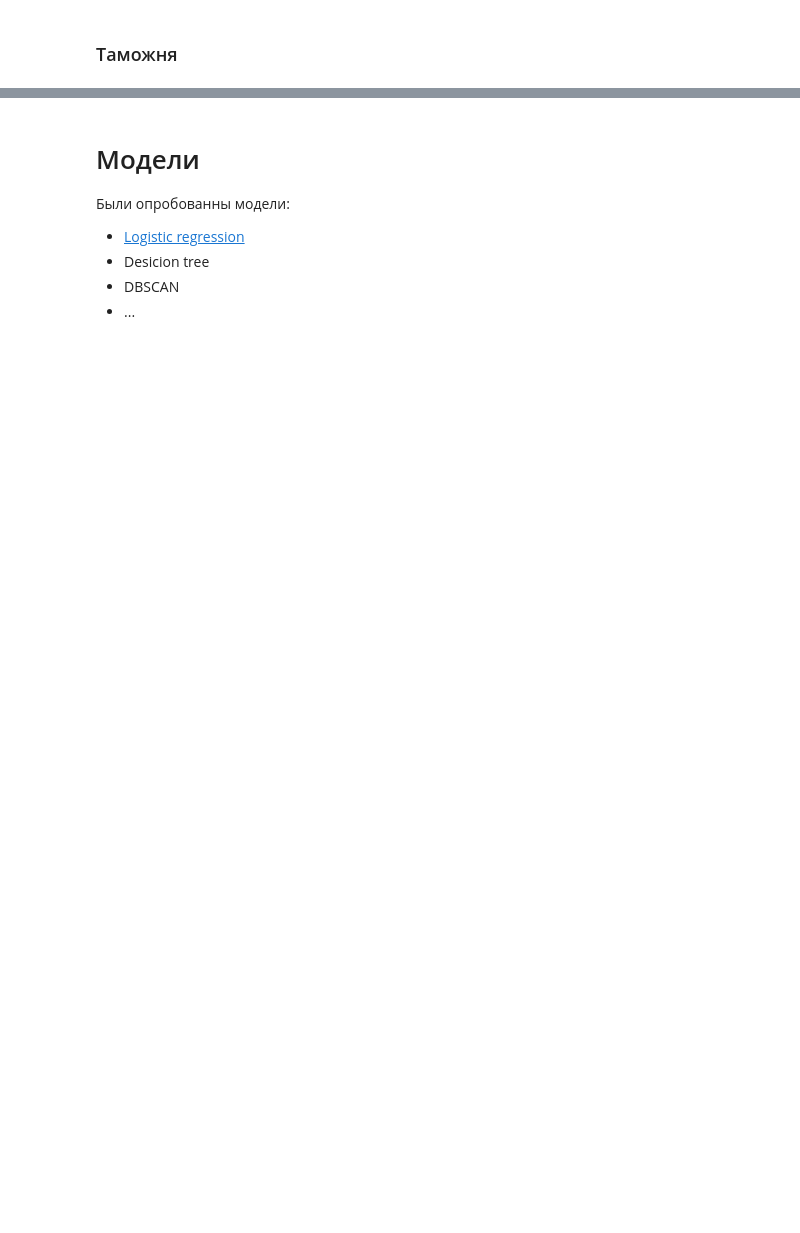
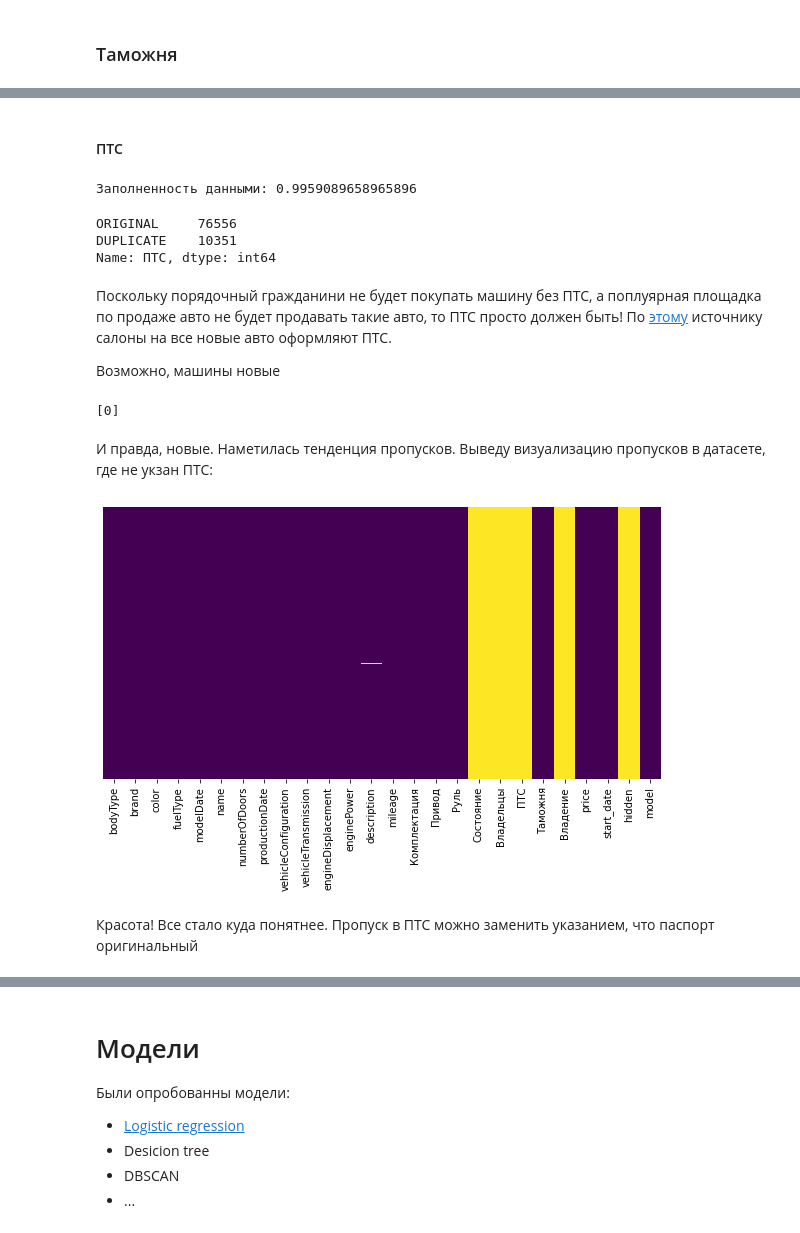
Before and after one commit to Sly-Dog/auto_pricing, a Jupyter notebook: primary_notebook.ipynb, the cells around one changed output, grey strips where cells are left out. Drawn from its saved outputs; the diff is of its cells as text; code cells hidden in the pictures; blank space fills up the shorter version.

Commit message:
Выводы пропусков трейна

```diff
--- a/primary_notebook.ipynb
+++ b/primary_notebook.ipynb
@@ -804,0 +804,27 @@ sns.barplot(x=x, y=y);
+# %% [markdown]
+#### ПТС
+# %%
+na_ratio('ПТС')
+# %% [output]
+Заполненность данными: 0.9959089658965896
+ORIGINAL     76556
+DUPLICATE    10351
+Name: ПТС, dtype: int64
+# %% [markdown]
+Поскольку порядочный гражданини не будет покупать машину без ПТС, а поплуярная площадка по продаже авто не будет продавать такие авто, то ПТС просто должен быть! По [этому](https://avilon.ru/articles/pts-avtomobilya/) источнику салоны на все новые авто оформляют ПТС.
+
+Возможно, машины новые
+# %%
+print(train[train.ПТС.isna()].mileage.unique()) # варианты километража этих авто
+# %% [output]
+[0]
+# %% [markdown]
+И правда, новые. Наметилась тенденция пропусков. Выведу визуализацию пропусков в датасете, где не укзан ПТС:
+# %%
+fig, ax = plt.subplots(figsize=(10,5))
+sns_heatmap = sns.heatmap(
+    train[train.ПТС.isna()].isnull(), yticklabels=False, cbar=False, cmap='viridis')
+# %% [output]
+[figure, added]
+# %% [markdown]
+Красота! Все стало куда понятнее. Пропуск в ПТС можно заменить указанием, что паспорт оригинальный
```
Also changed, not shown: parts of 74 cells of this notebook.
